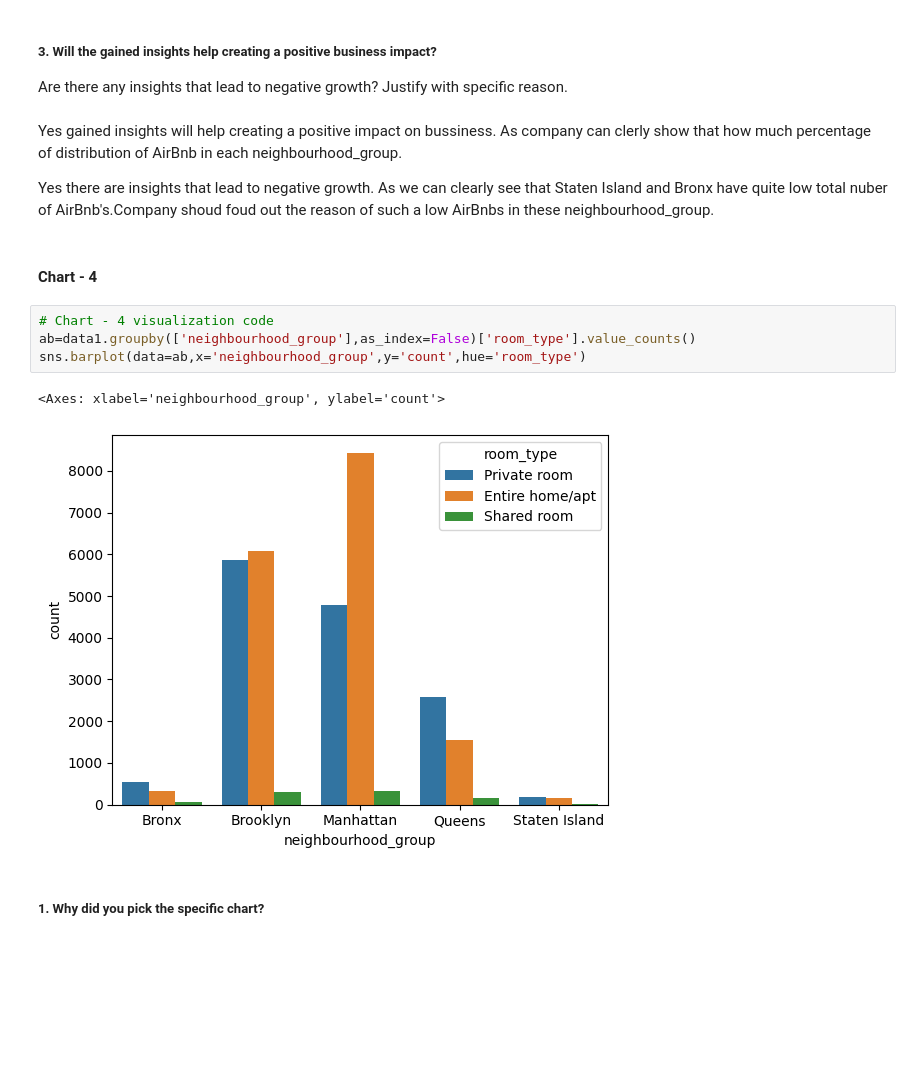
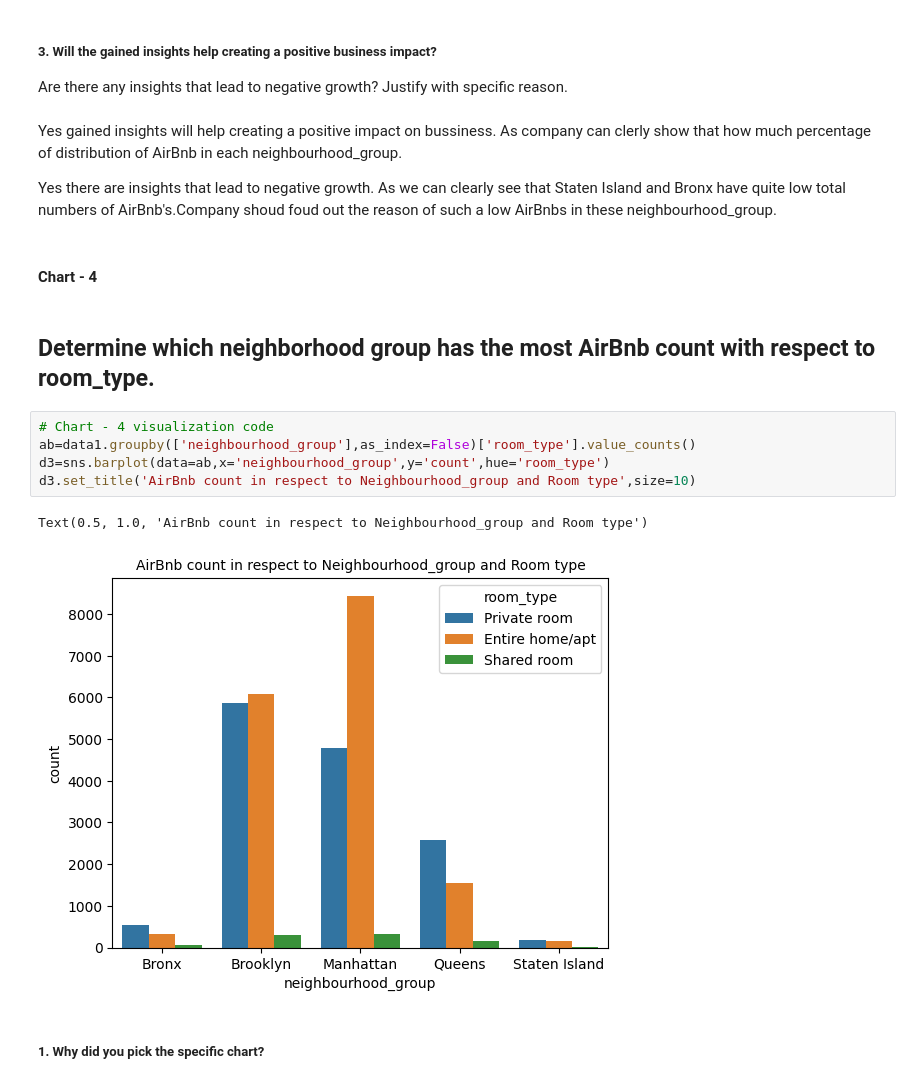
Before and after one commit to Dheerajraghava/Dheerajraghav_Airbnb_Bookings_Analysis_Capstone_Project, a Jupyter notebook: Copy_of_Sample_EDA_Submission_Template.ipynb, the cells around one changed output. Drawn from its saved outputs; the diff is of its cells as text; blank space fills up the shorter version.

```diff
--- a/Copy_of_Sample_EDA_Submission_Template.ipynb
+++ b/Copy_of_Sample_EDA_Submission_Template.ipynb
@@ -841,16 +841,19 @@ Are there any insights that lead to negative growth? Justify with specific reaso
 # %% [markdown]
 Yes gained insights will help creating a positive impact on bussiness. As company can clerly show that how much percentage of distribution of AirBnb in each neighbourhood_group.
 
-Yes there are insights that lead to negative growth. As we can clearly see that Staten Island and Bronx have quite low total nuber of AirBnb's.Company shoud foud out the reason of such a low AirBnbs in these neighbourhood_group.
+Yes there are insights that lead to negative growth. As we can clearly see that Staten Island and Bronx have quite low total numbers of AirBnb's.Company shoud foud out the reason of such a low AirBnbs in these neighbourhood_group.
 # %% [markdown]
 #### Chart - 4
+# %% [markdown]
+## Determine which neighborhood group has the most AirBnb count with respect to room_type.
 # %%
 # Chart - 4 visualization code
 ab=data1.groupby(['neighbourhood_group'],as_index=False)['room_type'].value_counts()
-sns.barplot(data=ab,x='neighbourhood_group',y='count',hue='room_type')
+d3=sns.barplot(data=ab,x='neighbourhood_group',y='count',hue='room_type')
+d3.set_title('AirBnb count in respect to Neighbourhood_group and Room type',size=10)
 # %% [output]
-<Axes: xlabel='neighbourhood_group', ylabel='count'>
+Text(0.5, 1.0, 'AirBnb count in respect to Neighbourhood_group and Room type')
-[figure, old version]
+[figure, new version]
 # %% [markdown]
 ##### 1. Why did you pick the specific chart?
 # %% [markdown]
```
Also changed, not shown: parts of 16 cells of this notebook.
